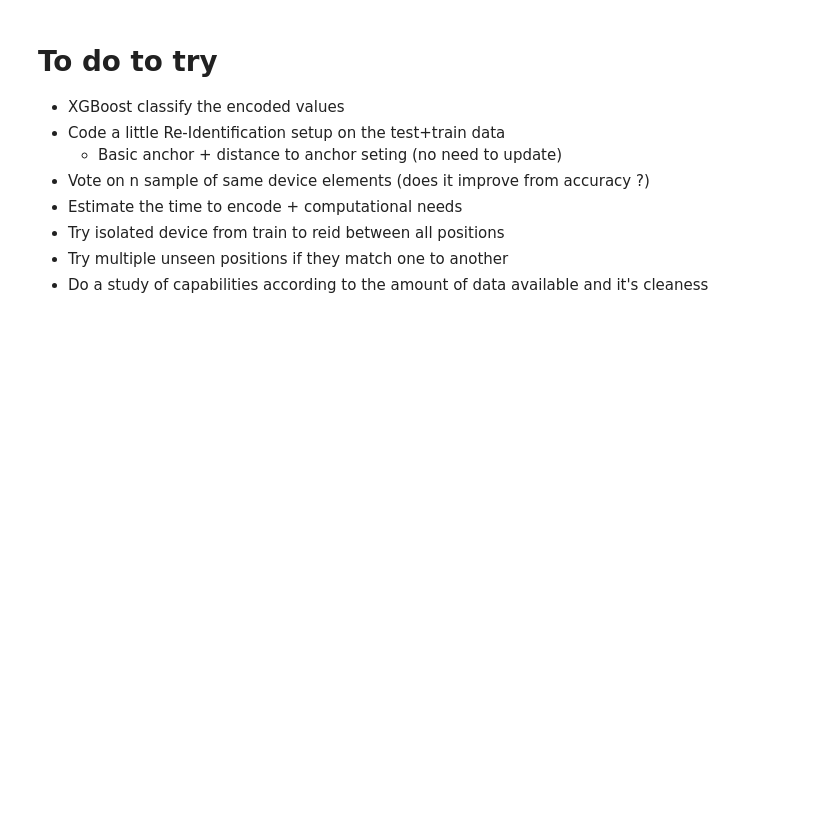
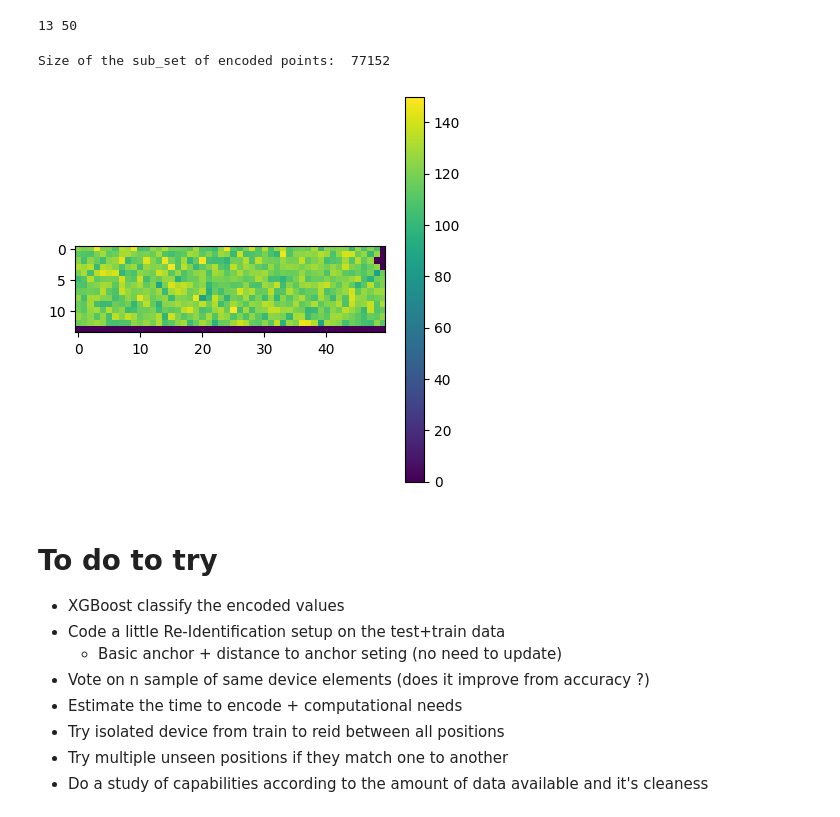
Before and after one commit to Thibaud-Ardoin/UWB-fingerprint, a Jupyter notebook: src/model_explorer.ipynb, the cells around one changed output. Saved outputs shown, nothing was run; the diff lists cells and outputs as text; code cells hidden in the pictures; blank space fills up the shorter version.

```diff
--- a/src/model_explorer.ipynb
+++ b/src/model_explorer.ipynb
@@ -46 +39,14 @@ print(num_classes, num_positions)
+# %%
+# data = np.load("/srv/public/Thibaud/datasets/ultrasec/Messung_9/messung9.2.3_data.npy")
+# label = np.load("/srv/public/Thibaud/datasets/ultrasec/Messung_9/messung9.2.3_labels.npy")
+
+data = np.load("/srv/public/Thibaud/datasets/ultrasec/Messung_9/messung9.raw.3_data.npy")
+label = np.load("/srv/public/Thibaud/datasets/ultrasec/Messung_9/messung9.raw.3_labels.npy")
+
+
+num_classes = max(label[:, 0]) + 1
+num_positions = max(label[:, 1]) + 1
+print(num_classes, num_positions)
+# %% [output]
+13 50
 # %%
@@ -54,3 +105,35 @@ encoded_test, labels_test = encode_data(model, valDataloader)
+# %%
+encoded_data, encoded_labels = encode_data(model, data, label)
+# encoded_data = np.random.rand(50000, 350)
+# random_dev_label = np.expand_dims(np.random.choice(13, size=50000), axis=1)
+# random_pos_label = np.expand_dims(np.random.choice(50, size=50000), axis=1)
+
+# encoded_labels = np.concatenate((random_dev_label, random_pos_label), axis=1)
+# print(encoded_data.shape, encoded_labels.shape)
+
+print("Size of the sub_set of encoded points: ", len(encoded_data))
+# %% [output]
+Size of the sub_set of encoded points:  77152
+# %%
+# SEE WHERE IS WHAT
+cleaner_labels = np.array(encoded_labels)
+
+pos_ids = [np.where(cleaner_labels[:,1] == i) for i in range(50)]
+dev_ids = [np.where(cleaner_labels[:,0] == i) for i in range(14)]
+
+m = []
+for dev in range(14):
+    m.append([])
+    for pos in range(50):
+        ids = list(set(dev_ids[dev][0]) & set(pos_ids[pos][0]))
+        m[dev].append(len(ids))
+
+m = np.array(m)
+plt.imshow(m)
+plt.colorbar()
+plt.show()
+# %% [output]
+[figure, added]
 # %% [markdown]
 # To do to try
 
```
Also changed, not shown: parts of 32 cells of this notebook, 8 other files.
